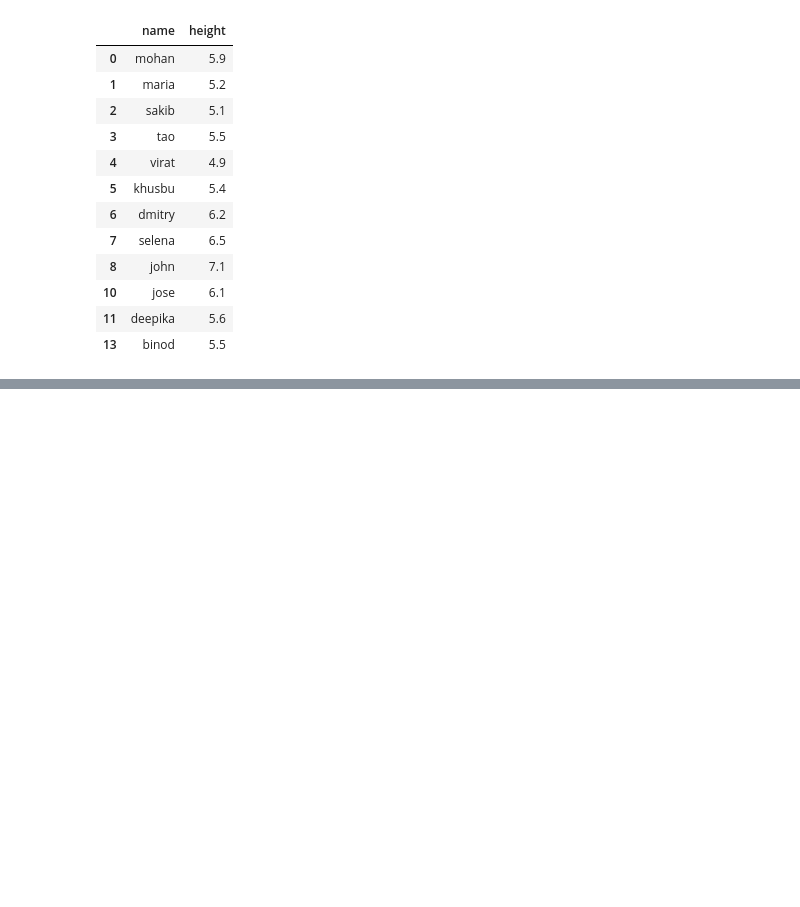
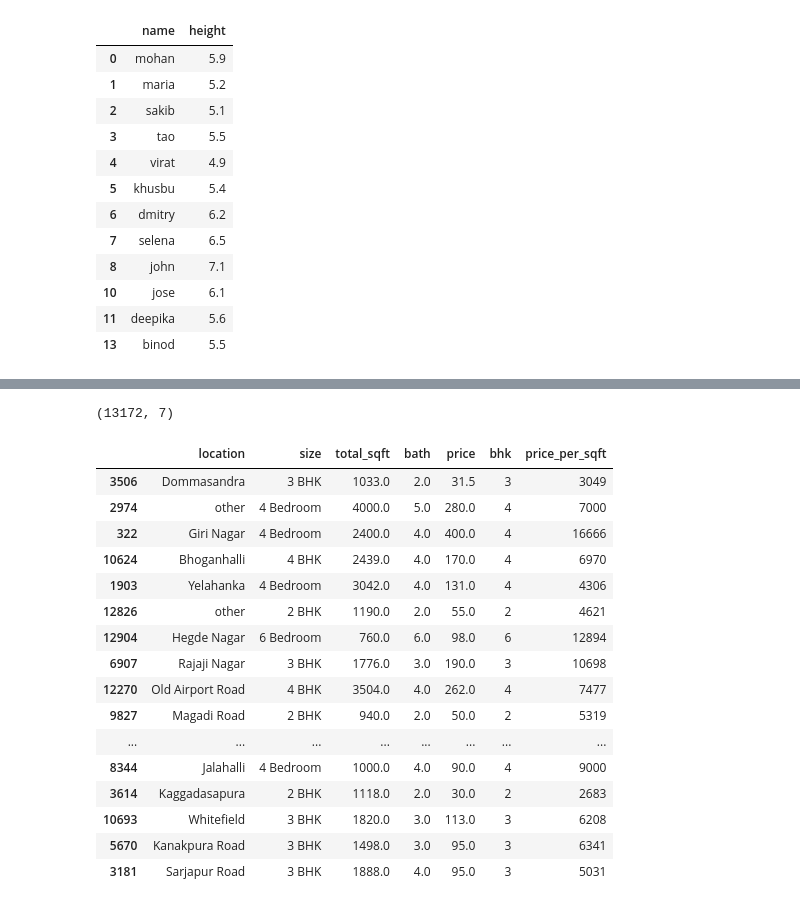
Before and after one commit to shadrack71/Machine-learning-projects, a Jupyter notebook: machine_learning.ipynb, the cells around one changed output, grey strips where cells are left out. Drawn from its saved outputs; the diff is of its cells as text; code cells hidden in the pictures; blank space fills up the shorter version.

```diff
--- a/machine_learning.ipynb
+++ b/machine_learning.ipynb
@@ -2221,3 +2221,6 @@ df1
 | 10 | jose | 6.1 |
 | 11 | deepika | 5.6 |
 | 13 | binod | 5.5 |
+# %%
+data = pd.read_csv('../data/bhp.csv')
+data.head()
@@ -2223,0 +2250,3 @@ df1
+# %%
+min_thresold, max_thresold = data.price_per_sqft.quantile([0.001, 0.999])
+min_thresold, max_thresold
@@ -2223,0 +2291,25 @@ df1
+# %%
+df1 = data[(data.price_per_sqft < max_thresold) & (data.price_per_sqft > min_thresold)]
+df1.shape
+# %% [output]
+(13172, 7)
+# %%
+df1.sample(19)
+# %% [output]
+|  | location | size | total_sqft | bath | price | bhk | price_per_sqft |
+| 3506 | Dommasandra | 3 BHK | 1033.0 | 2.0 | 31.5 | 3 | 3049 |
+| 2974 | other | 4 Bedroom | 4000.0 | 5.0 | 280.0 | 4 | 7000 |
+| 322 | Giri Nagar | 4 Bedroom | 2400.0 | 4.0 | 400.0 | 4 | 16666 |
+| 10624 | Bhoganhalli | 4 BHK | 2439.0 | 4.0 | 170.0 | 4 | 6970 |
+| 1903 | Yelahanka | 4 Bedroom | 3042.0 | 4.0 | 131.0 | 4 | 4306 |
+| 12826 | other | 2 BHK | 1190.0 | 2.0 | 55.0 | 2 | 4621 |
+| 12904 | Hegde Nagar | 6 Bedroom | 760.0 | 6.0 | 98.0 | 6 | 12894 |
+| 6907 | Rajaji Nagar | 3 BHK | 1776.0 | 3.0 | 190.0 | 3 | 10698 |
+| 12270 | Old Airport Road | 4 BHK | 3504.0 | 4.0 | 262.0 | 4 | 7477 |
+| 9827 | Magadi Road | 2 BHK | 940.0 | 2.0 | 50.0 | 2 | 5319 |
+| ... | ... | ... | ... | ... | ... | ... | ... |
+| 8344 | Jalahalli | 4 Bedroom | 1000.0 | 4.0 | 90.0 | 4 | 9000 |
+| 3614 | Kaggadasapura | 2 BHK | 1118.0 | 2.0 | 30.0 | 2 | 2683 |
+| 10693 | Whitefield | 3 BHK | 1820.0 | 3.0 | 113.0 | 3 | 6208 |
+| 5670 | Kanakpura Road | 3 BHK | 1498.0 | 3.0 | 95.0 | 3 | 6341 |
+| 3181 | Sarjapur Road | 3 BHK | 1888.0 | 4.0 | 95.0 | 3 | 5031 |
```
Also changed, not shown: parts of 14 cells of this notebook.
